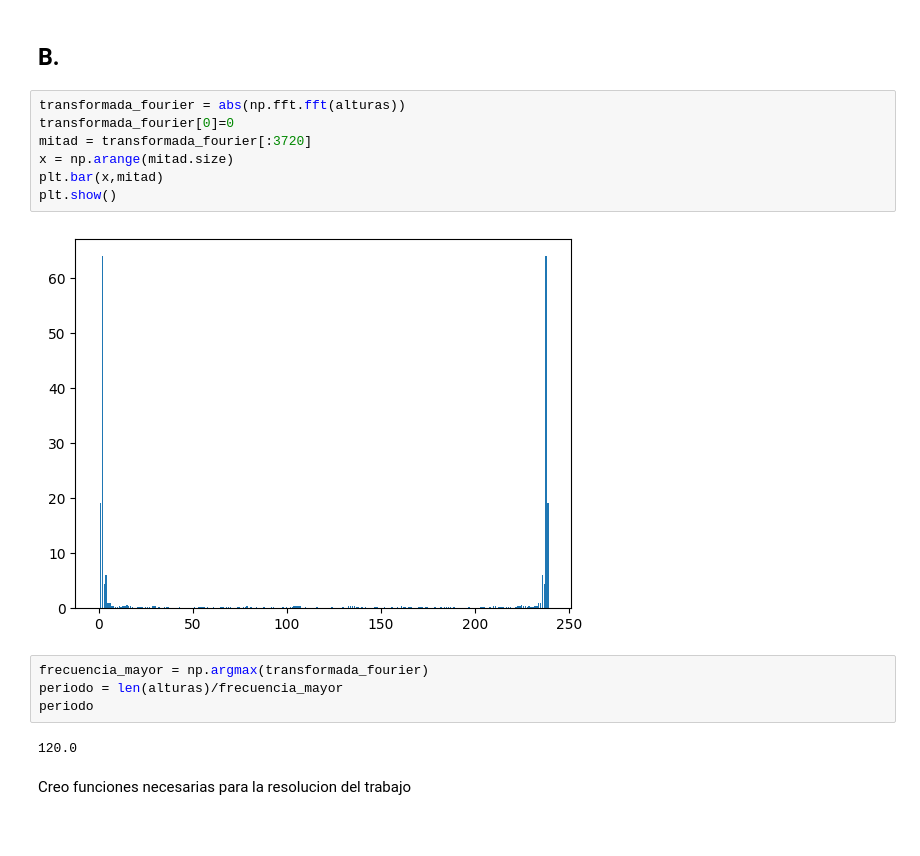
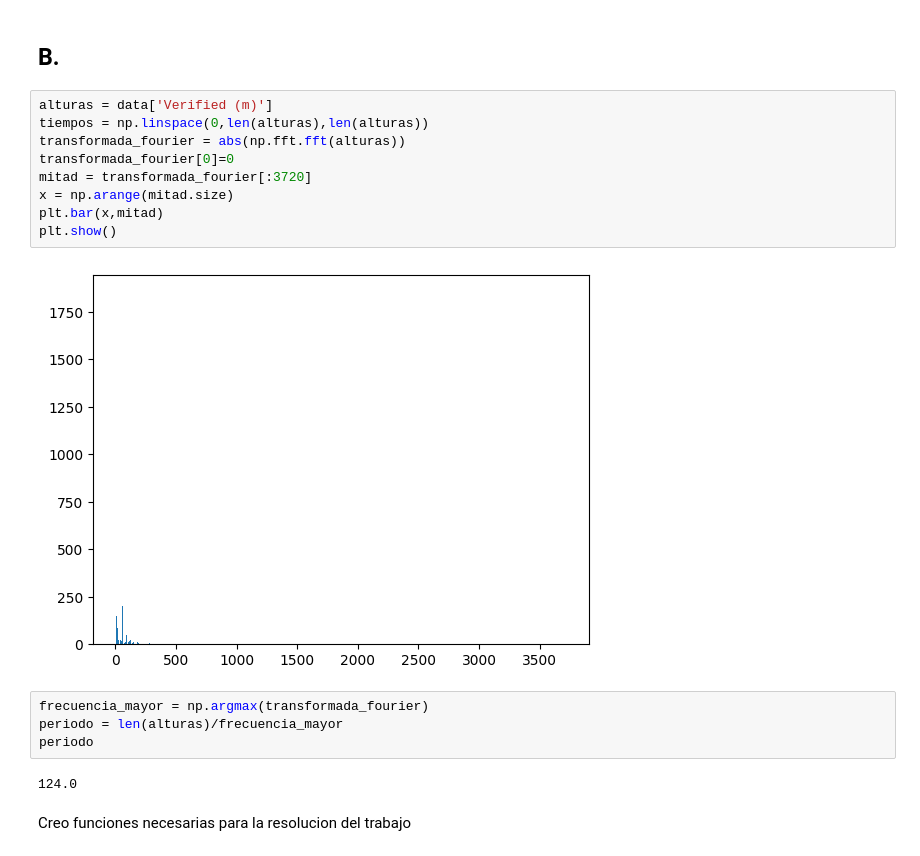
Before and after one commit to Ignacio0viedo/Analisis-de-mareas, a Jupyter notebook: tp Analisis Numerico.ipynb, the cells around one changed output. Cells and saved outputs as stored; diff of their text form.

```diff
--- a/tp Analisis Numerico.ipynb
+++ b/tp Analisis Numerico.ipynb
@@ -100,20 +100,22 @@ print(tiempo_a_strings(promedio_diferencia_minimos))
 # %% [markdown]
 ## B.
 # %%
+alturas = data['Verified (m)']
+tiempos = np.linspace(0,len(alturas),len(alturas))
 transformada_fourier = abs(np.fft.fft(alturas))
 transformada_fourier[0]=0
 mitad = transformada_fourier[:3720]
 x = np.arange(mitad.size)
 plt.bar(x,mitad)
 plt.show()
 # %% [output]
-[figure, old version]
+[figure, new version]
 # %%
 frecuencia_mayor = np.argmax(transformada_fourier)
 periodo = len(alturas)/frecuencia_mayor
 periodo
 # %% [output]
-120.0
+124.0
 # %% [markdown]
 Creo funciones necesarias para la resolucion del trabajo
 # %%
```
Also changed, not shown: parts of 2 cells of this notebook.
